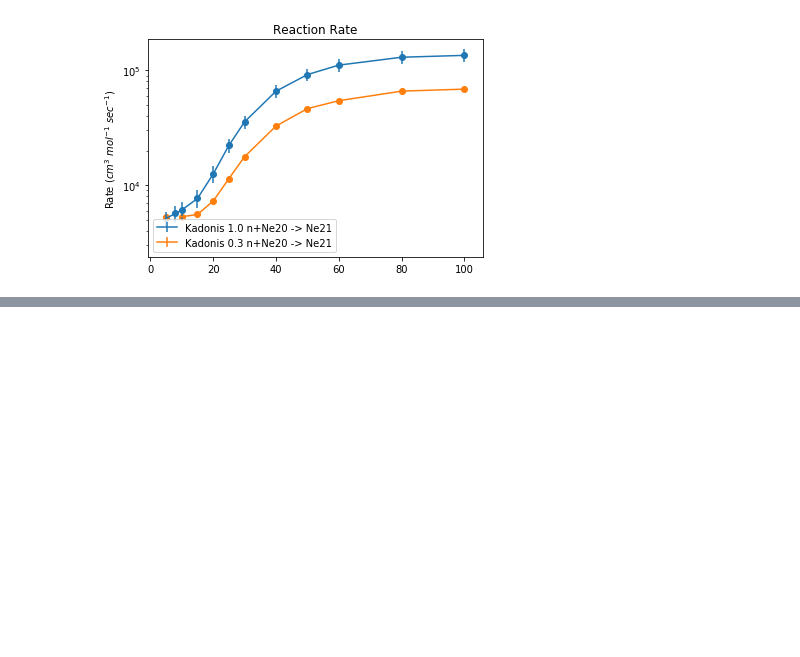
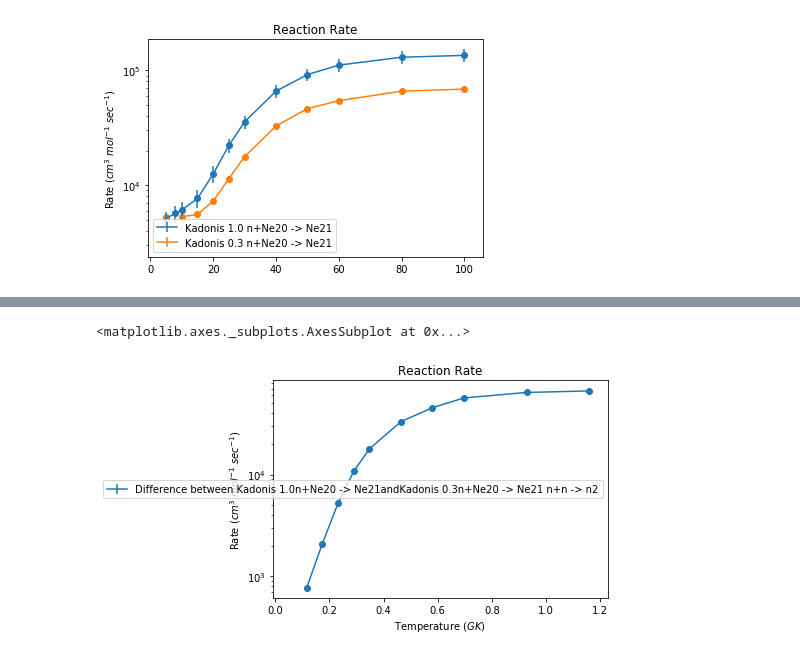
Before and after one commit to Samuel316/Rates, a Jupyter notebook: notebooks/Kadonis_file_compare.ipynb, the cells around one changed output, grey strips where cells are left out. Drawn from its saved outputs; the diff is of its cells as text; code cells hidden in the pictures; blank space fills up the shorter version.

```diff
--- a/notebooks/Kadonis_file_compare.ipynb
+++ b/notebooks/Kadonis_file_compare.ipynb
@@ -23,0 +70,2 @@ kadonis03['C12'].mpl_plot()
+# %%
+diff = kadonis1["Ne20"].diff(kadonis03["NE20"])
@@ -23,0 +91,5 @@ kadonis03['C12'].mpl_plot()
+# %%
+diff.mpl_plot()
+# %% [output]
+<matplotlib.axes._subplots.AxesSubplot at 0x...>
+[figure, added]
```
Also changed, not shown: parts of 6 cells of this notebook, 2 other files.
